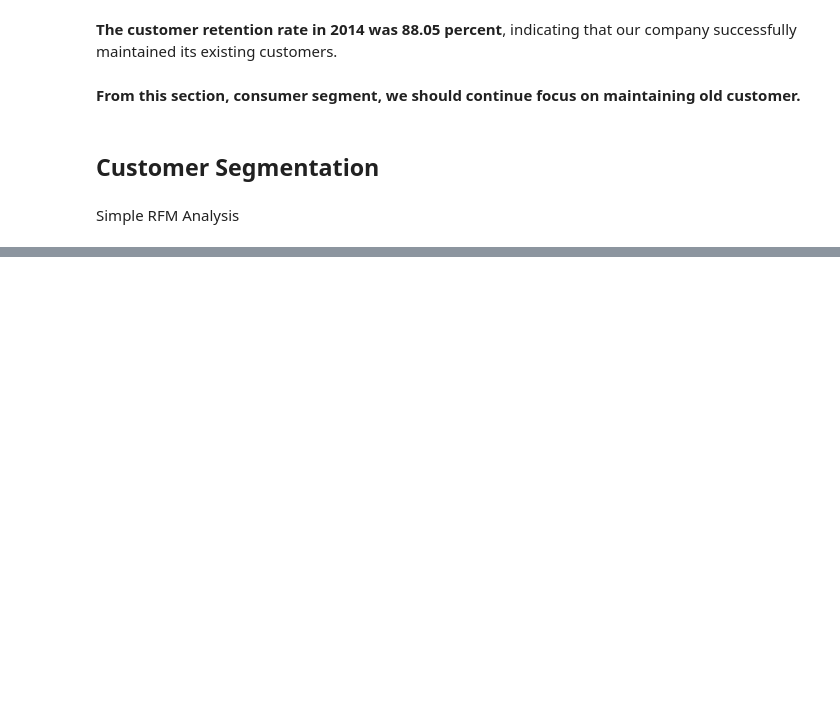
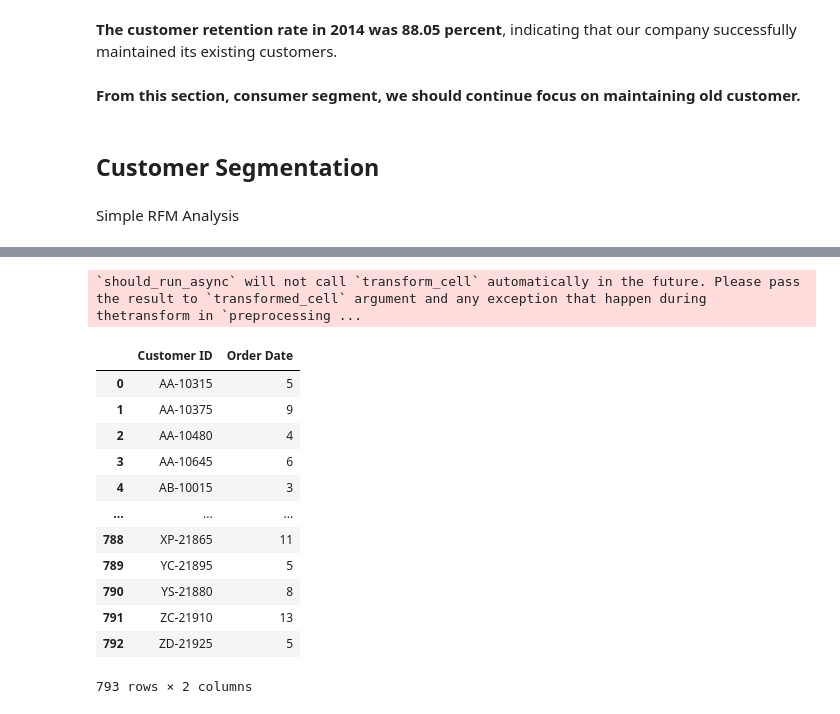
Before and after one commit to Krittapad12348/Superstore_Analysis, a Jupyter notebook: superstore_python.ipynb, the cells around one changed output, grey strips where cells are left out. Saved outputs shown, nothing was run; the diff lists cells and outputs as text; code cells hidden in the pictures; blank space fills up the shorter version.

```diff
--- a/superstore_python.ipynb
+++ b/superstore_python.ipynb
@@ -1040,0 +1067,19 @@ Simple RFM Analysis
+# %%
+cust2 = ss.groupby('Customer ID')['Order Date'].nunique()
+cust2 = pd.DataFrame(cust2).reset_index()
+cust2
+# %% [output]
+`should_run_async` will not call `transform_cell` automatically in the future. Please pass the result to `transformed_cell` argument and any exception that happen during thetransform in `preprocessing ...
+|  | Customer ID | Order Date |
+| 0 | AA-10315 | 5 |
+| 1 | AA-10375 | 9 |
+| 2 | AA-10480 | 4 |
+| 3 | AA-10645 | 6 |
+| 4 | AB-10015 | 3 |
+| ... | ... | ... |
+| 788 | XP-21865 | 11 |
+| 789 | YC-21895 | 5 |
+| 790 | YS-21880 | 8 |
+| 791 | ZC-21910 | 13 |
+| 792 | ZD-21925 | 5 |
+793 rows × 2 columns
```
Also changed, not shown: parts of 6 cells of this notebook.
